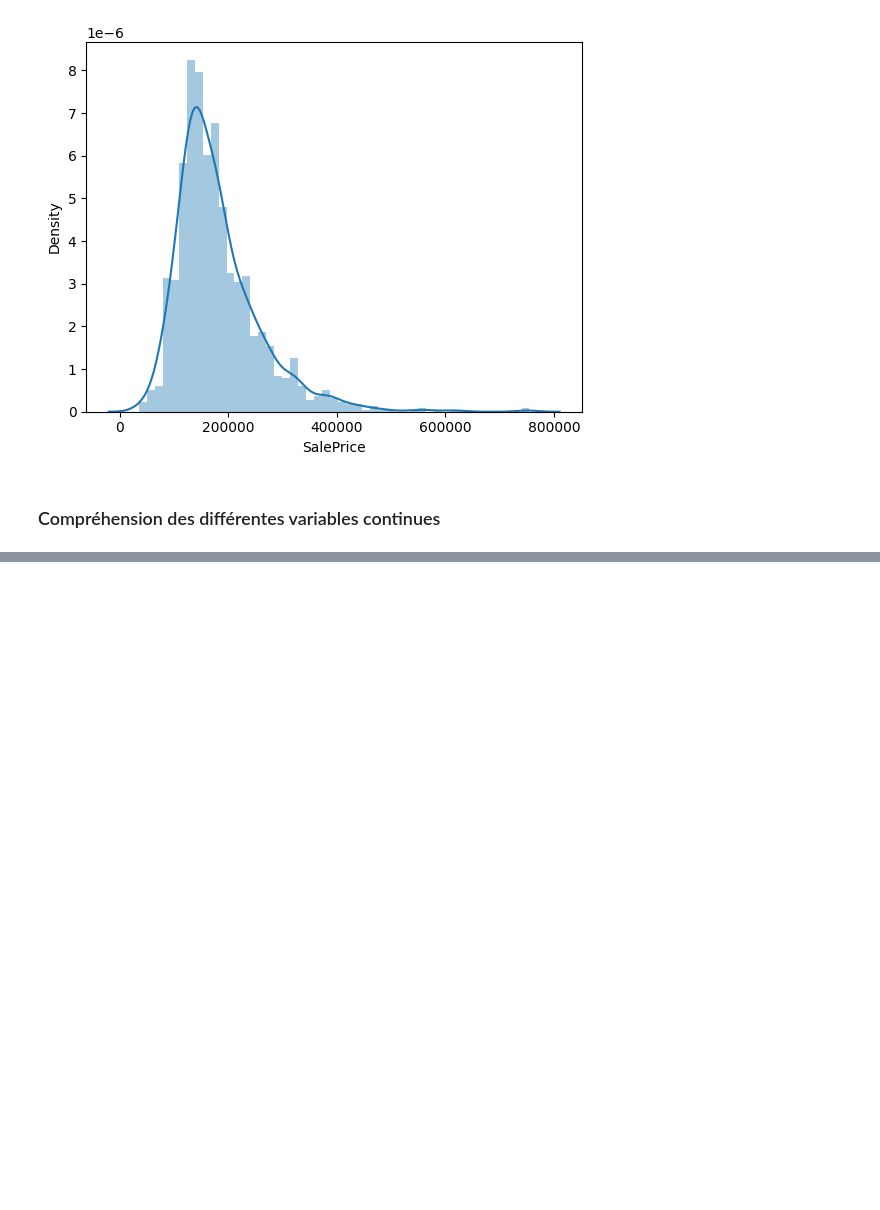
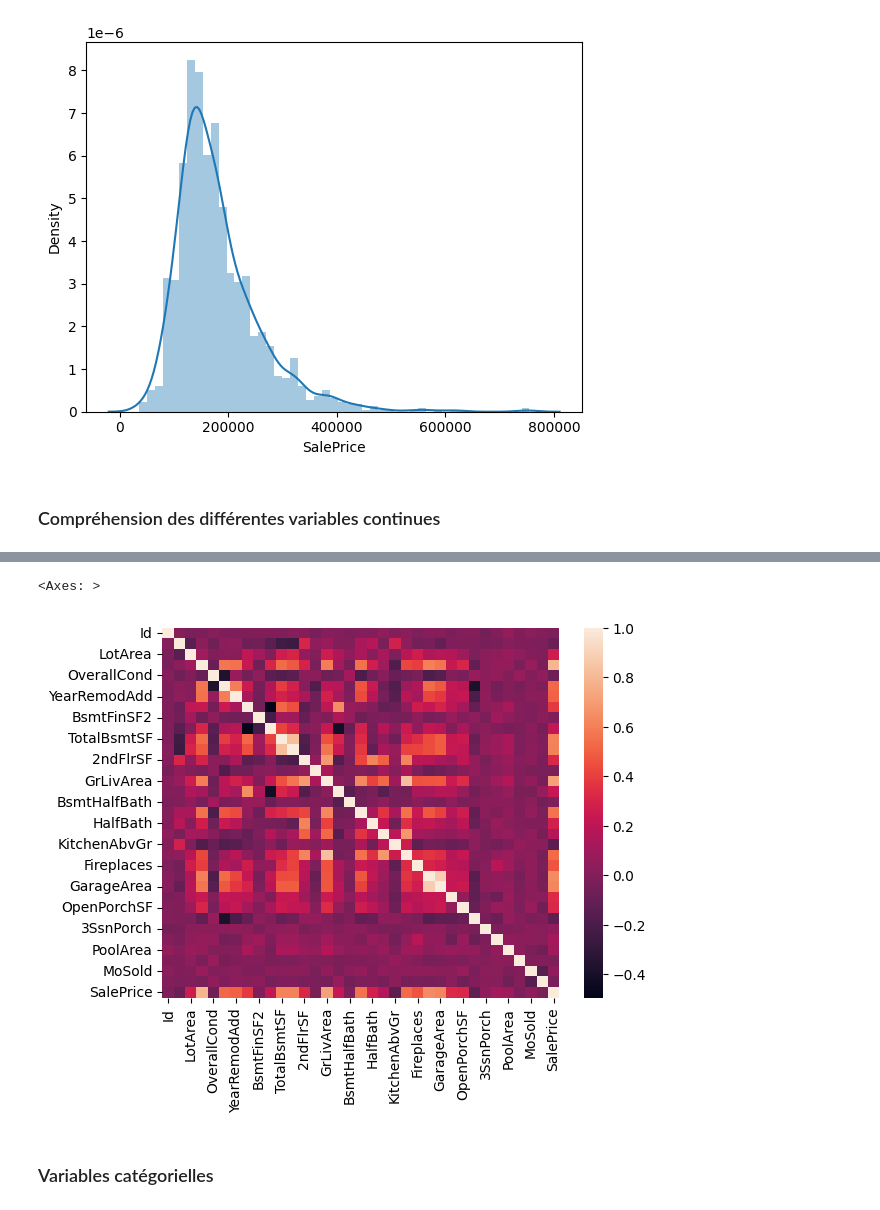
Before and after one commit to Xylot0/KaggleProjects, a Jupyter notebook: housing-prices.ipynb, the cells around one changed output, grey strips where cells are left out. Saved outputs shown, nothing was run; the diff lists cells and outputs as text; code cells hidden in the pictures; blank space fills up the shorter version.

```diff
--- a/housing-prices.ipynb
+++ b/housing-prices.ipynb
@@ -146 +157,8 @@ for col in int_variables.columns:
 ... (23 outputs left out)
+# %%
+sns.heatmap(int_variables.corr())
+# %% [output]
+<Axes: >
+[figure, added]
+# %% [markdown]
+### Variables catégorielles
```
Also changed, not shown: parts of 6 cells of this notebook.
